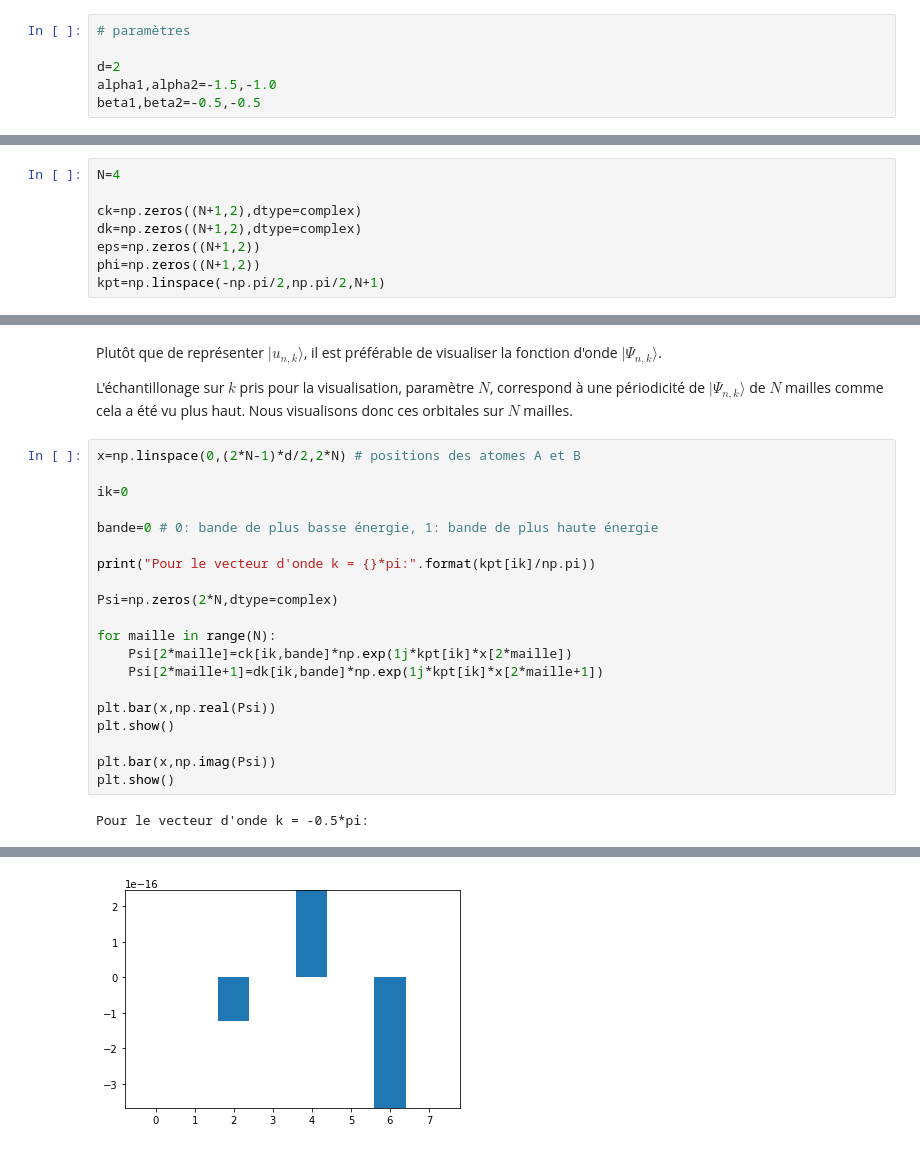
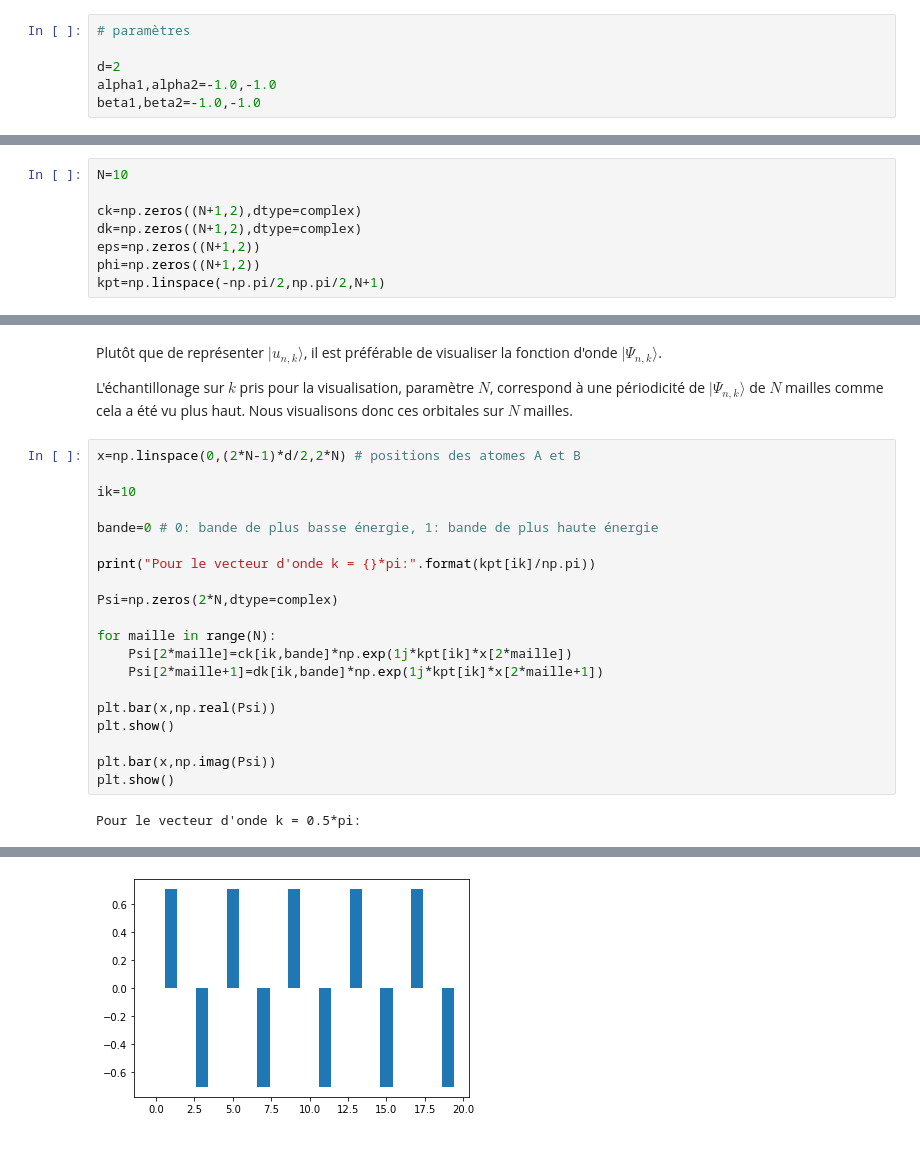
Before and after one commit to vuilleum/2ADENS-Notebooks, a Jupyter notebook: notebooks/BlochTheorem.ipynb, the cells around one changed output, grey strips where cells are left out. Drawn from its saved outputs; the diff is of its cells as text.

```diff
--- a/notebooks/BlochTheorem.ipynb
+++ b/notebooks/BlochTheorem.ipynb
@@ -379,8 +379,8 @@ def hamitonian(alpha1,alpha2,beta1,beta2,d,k):
 # paramètres
 
 d=2
-alpha1,alpha2=-1.5,-1.0
-beta1,beta2=-0.5,-0.5
+alpha1,alpha2=-1.0,-1.0
+beta1,beta2=-1.0,-1.0
 # %%
 # Nbre de points en k
 
@@ -498,7 +498,7 @@ La matrice $H_k$ étant à coefficients complexes, il n'existe cependant pas né
 
 Ici, nous faisons le choix de choisir $\varphi(k)$ de telle sorte que $c(k)$ soit réel.
 # %%
-N=4
+N=10
 
 ck=np.zeros((N+1,2),dtype=complex)
 dk=np.zeros((N+1,2),dtype=complex)
@@ -520,7 +520,7 @@ L'échantillonage sur $k$ pris pour la visualisation, paramètre $N$, correspond
 # %%
 x=np.linspace(0,(2*N-1)*d/2,2*N) # positions des atomes A et B
 
-ik=0
+ik=10
 
 bande=0 # 0: bande de plus basse énergie, 1: bande de plus haute énergie
 
@@ -538,4 +538,4 @@ plt.show()
 plt.bar(x,np.imag(Psi))
 plt.show()
 # %% [output]
-Pour le vecteur d'onde k = -0.5*pi:
+Pour le vecteur d'onde k = 0.5*pi:
@@ -543 +543 @@ Pour le vecteur d'onde k = -0.5*pi:
-[figure, old version]
+[figure, new version]
```
Also changed, not shown: parts of 4 cells of this notebook, 1 other file.
